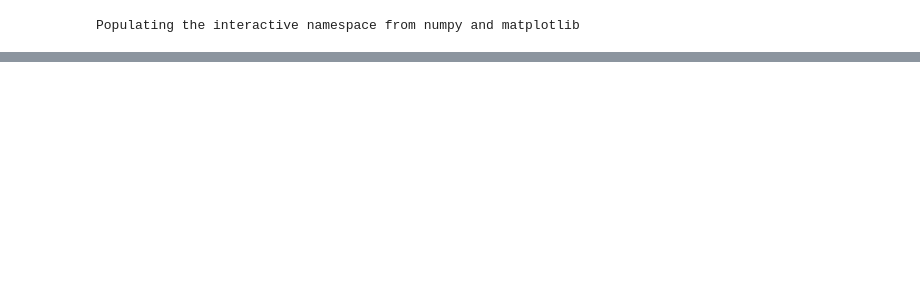
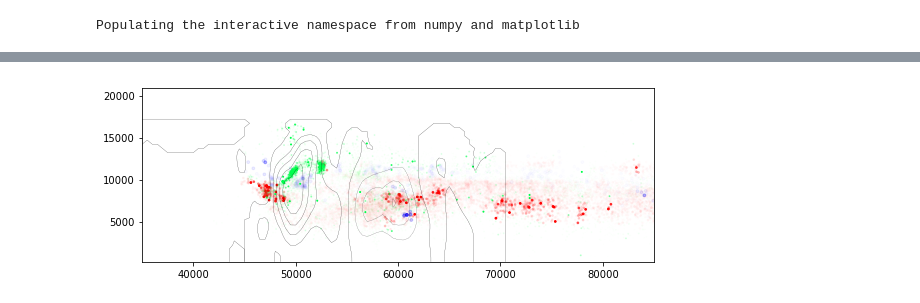
Before and after one commit to vbalderdash/varout_data, a Jupyter notebook: readout.ipynb, the cells around one changed output, grey strips where cells are left out. Saved outputs shown, nothing was run; the diff lists cells and outputs as text; code cells hidden in the pictures; blank space fills up the shorter version.

```diff
--- a/readout.ipynb
+++ b/readout.ipynb
@@ -28,0 +25,6 @@ plt.colorbar()
+# %%
+rx,ry,rz = dataf.data_grid()
+
+rx = rx.reshape(np.shape(w))
+ry = ry.reshape(np.shape(w))
+rz = rz.reshape(np.shape(w))
@@ -28,0 +108,22 @@ plt.colorbar()
+# %%
+plt.figure(figsize=(8,3))
+
+gridcell = 35
+depth    =  5
+
+plt.contour(rx[:,gridcell,:],rz[:,gridcell,:],w[:,gridcell,:],colors='k',linewidths=0.2)
+
+alpha = 50./np.abs(nys-gridcell*dataf.dx)
+alpha[alpha>1] = 1
+
+c = np.asarray([(0,0,1,a) for a in alpha])[negs]
+plt.scatter(nxs[negs],nzs[negs],color=c,edgecolors=c,s=8)
+c = np.asarray([(1,0,0,a) for a in alpha])[poss]
+plt.scatter(nxs[poss],nzs[poss],color=c,edgecolors=c,s=3)
+c = np.asarray([(0,1,0.3,a) for a in alpha])[unas]
+plt.scatter(nxs[unas],nzs[unas],color=c,edgecolors=c,s=1)
+
+plt.xlim(70*dataf.dx,170*dataf.dx)
+plt.tight_layout()
+# %% [output]
+[figure, added]
```
Also changed, not shown: parts of 16 cells of this notebook, 2 other files.
